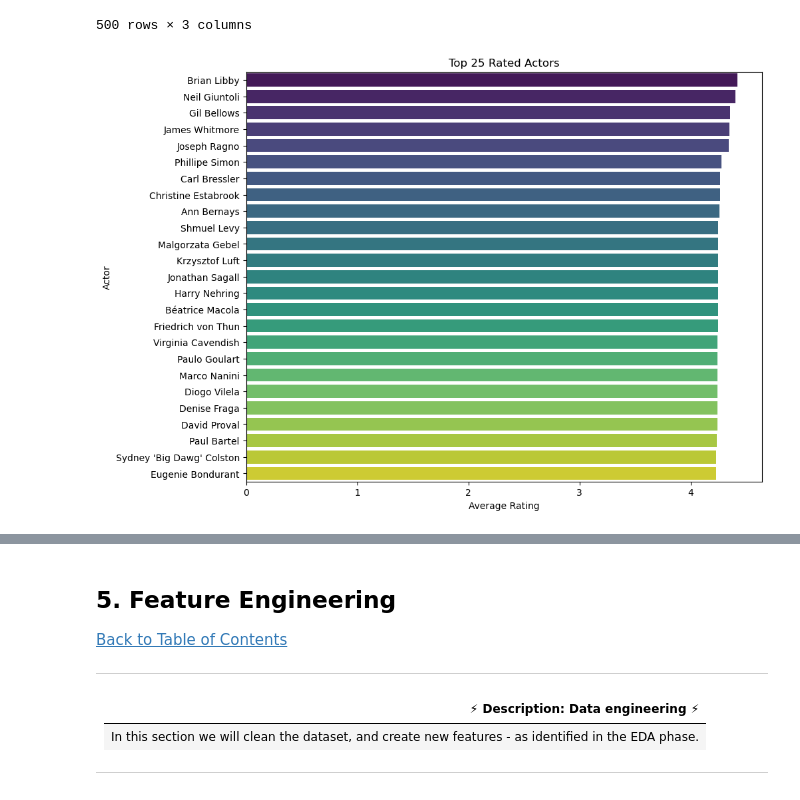
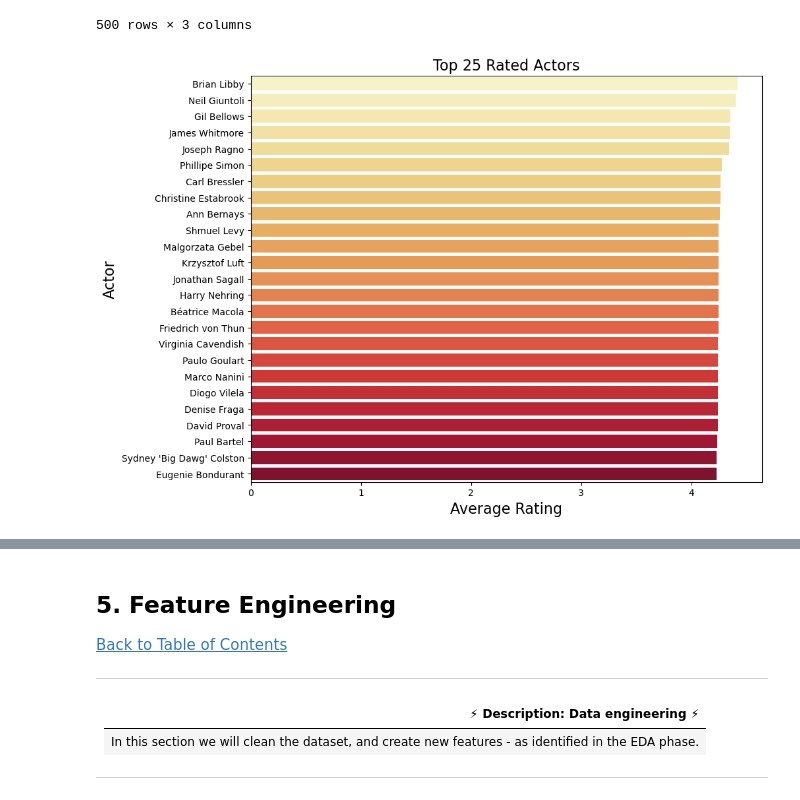
Before and after one commit to Christelle278/Unsupervised-Learning-Sprint-2307FTDS-Team-NM3, a Jupyter notebook: Unsupervised_Learning_Sprint_2307FTDS_Team_NM3.ipynb, the cells around one changed output, grey strips where cells are left out. Drawn from its saved outputs; the diff is of its cells as text; code cells hidden in the pictures.

```diff
--- a/Unsupervised_Learning_Sprint_2307FTDS_Team_NM3.ipynb
+++ b/Unsupervised_Learning_Sprint_2307FTDS_Team_NM3.ipynb
@@ -1621,13 +1623,13 @@ top_500_actors_df
 # %%
 # Sort the DataFrame by average rating in descending order
 top_500_actors_df = top_500_actors_df.sort_values(by='avg_rating', ascending=False)
 
 # Plotting the horizontal bar graph for the top 25 actors
 plt.figure(figsize=(10, 8))
-sns.barplot(x='avg_rating', y='title_cast', data=top_500_actors_df.head(25), palette='viridis')
-plt.title('Top 25 Rated Actors')
-plt.xlabel('Average Rating')
-plt.ylabel('Actor')
+sns.barplot(x='avg_rating', y='title_cast', data=top_500_actors_df.head(25), palette='YlOrRd')
+plt.title('Top 25 Rated Actors', fontsize=16)
+plt.xlabel('Average Rating', fontsize=16)
+plt.ylabel('Actor', fontsize=16)
 plt.show()
 # %% [output]
-[figure, old version]
+[figure, new version]
```
Also changed, not shown: parts of 83 cells of this notebook.
